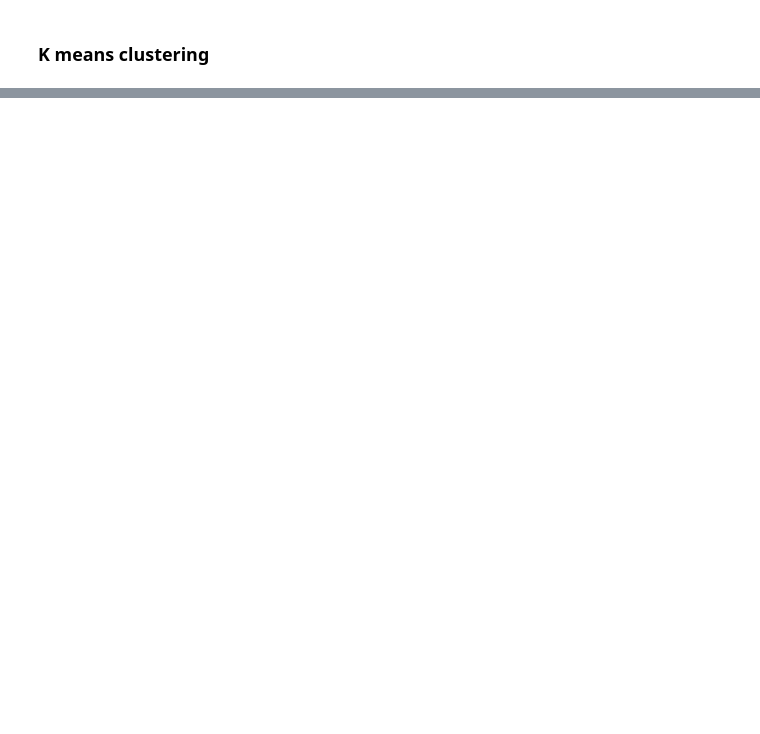
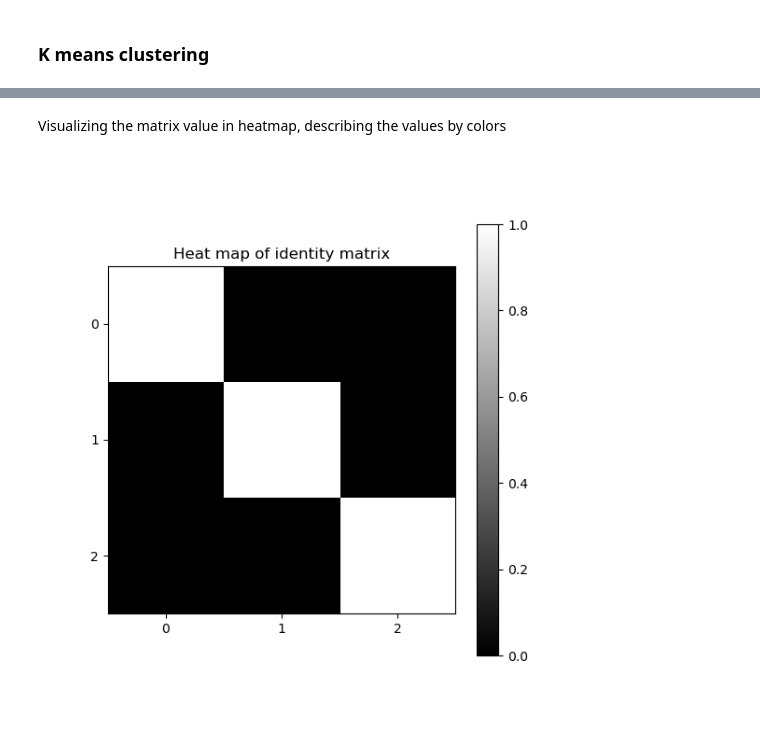
Before and after one commit to qamarr6092/math-with-python, a Jupyter notebook: Linear Algebra/linear_algebra.ipynb, the cells around one changed output, grey strips where cells are left out. Drawn from its saved outputs; the diff is of its cells as text; code cells hidden in the pictures; blank space fills up the shorter version.

```diff
--- a/Linear Algebra/linear_algebra.ipynb
+++ b/Linear Algebra/linear_algebra.ipynb
@@ -574,0 +617,13 @@ plt.show()
+# %% [markdown]
+Visualizing the matrix value in heatmap, describing the values by colors
+# %%
+I = np.identity(3)
+plt.figure(figsize = (6,6))
+plt.imshow(I, cmap ='grey')
+plt.colorbar()
+plt.xticks(list(range(0,len(I))))
+plt.yticks(list(range(0,len(I))))
+plt.title('Heat map of identity matrix')
+plt.show()
+# %% [output]
+[figure, added]
```
Also changed, not shown: parts of 42 cells of this notebook.
